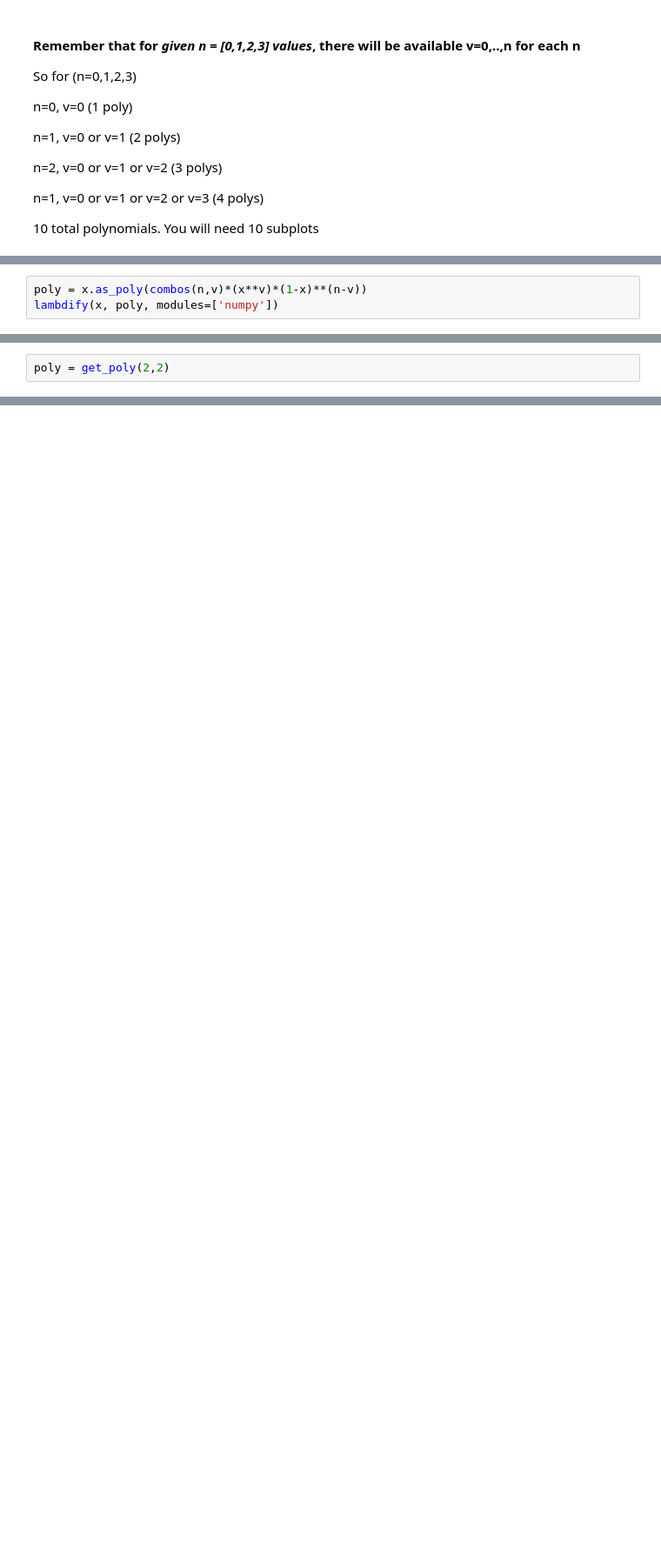
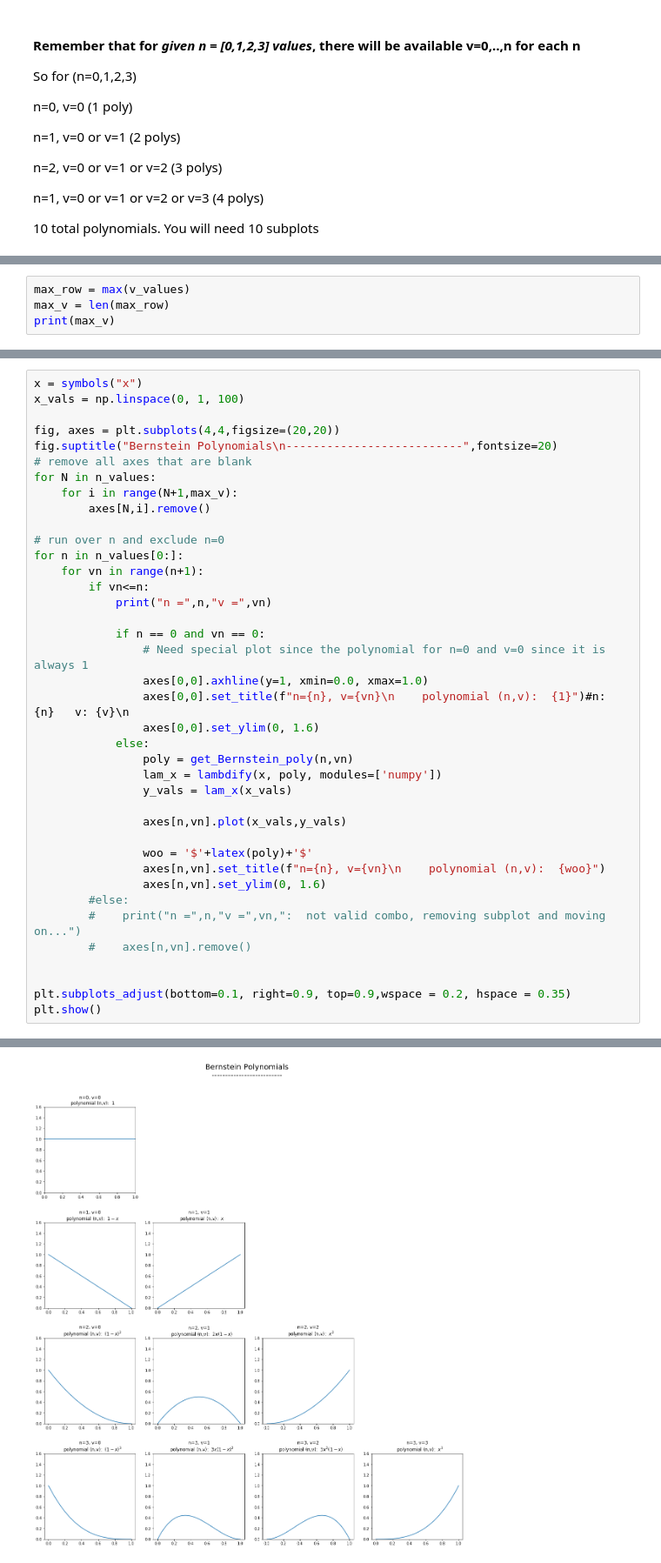
Before and after one commit to MethaneRain/Python, a Jupyter notebook: Symbolic-Notation/bernstein_poly_workbook.ipynb, the cells around one changed output, grey strips where cells are left out. Shown at 87% size. Drawn from its saved outputs; the diff is of its cells as text; blank space fills up the shorter version.

```diff
--- a/Symbolic-Notation/bernstein_poly_workbook.ipynb
+++ b/Symbolic-Notation/bernstein_poly_workbook.ipynb
@@ -97,3 +63,0 @@ for count,ele in enumerate(poly_list):
-# %%
-poly = x.as_poly(combos(n,v)*(x**v)*(1-x)**(n-v))
-lambdify(x, poly, modules=['numpy'])
@@ -171,2 +63,0 @@ $\displaystyle x^{2}$
-# %%
-poly = get_poly(2,2)
@@ -198,0 +120,4 @@ IndexError: list index out of range
+# %%
+max_row = max(v_values)
+max_v = len(max_row)
+print(max_v)
@@ -198,0 +126,40 @@ IndexError: list index out of range
+# %%
+x = symbols("x")
+x_vals = np.linspace(0, 1, 100)
+
+fig, axes = plt.subplots(4,4,figsize=(20,20))
+fig.suptitle("Bernstein Polynomials\n--------------------------",fontsize=20)
+# remove all axes that are blank
+for N in n_values:
+    for i in range(N+1,max_v):
+        axes[N,i].remove()
+
+# run over n and exclude n=0
+for n in n_values[0:]:
+    for vn in range(n+1):
+        if vn<=n:
+            print("n =",n,"v =",vn)
+
+            if n == 0 and vn == 0:
+                # Need special plot since the polynomial for n=0 and v=0 since it is always 1
+                axes[0,0].axhline(y=1, xmin=0.0, xmax=1.0)
+                axes[0,0].set_title(f"n={n}, v={vn}\n    polynomial (n,v):  {1}")#n: {n}   v: {v}\n
+                axes[0,0].set_ylim(0, 1.6)
+            else:
+                poly = get_Bernstein_poly(n,vn)
+                lam_x = lambdify(x, poly, modules=['numpy'])
+                y_vals = lam_x(x_vals)
+
+                axes[n,vn].plot(x_vals,y_vals)
+
+                woo = '$'+latex(poly)+'$'
+                axes[n,vn].set_title(f"n={n}, v={vn}\n    polynomial (n,v):  {woo}")
+                axes[n,vn].set_ylim(0, 1.6)
+        #else:
+        #    print("n =",n,"v =",vn,":  not valid combo, removing subplot and moving on...")
+        #    axes[n,vn].remove()
+
+
+plt.subplots_adjust(bottom=0.1, right=0.9, top=0.9,wspace = 0.2, hspace = 0.35)
+plt.show()
+# %% [output]
@@ -198,0 +176 @@ IndexError: list index out of range
+[figure, added]
```
Also changed, not shown: parts of 34 cells of this notebook.
